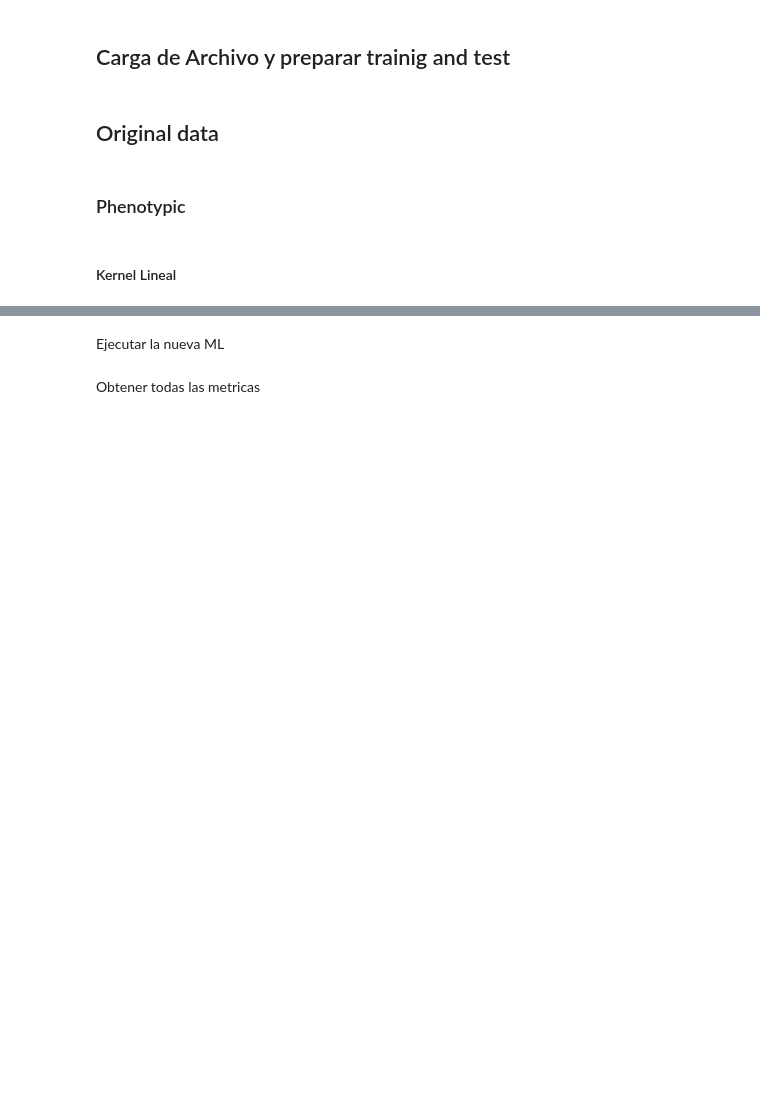
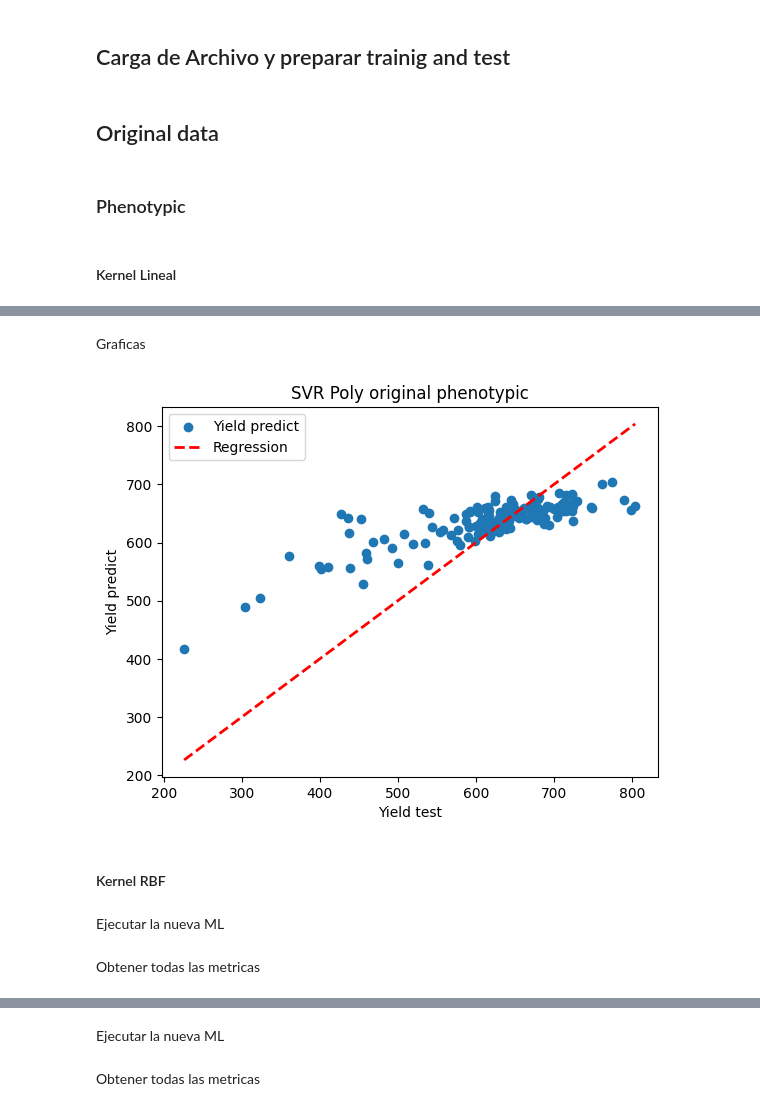
Before and after one commit to carlosmorenophd/machine_phen, a Jupyter notebook: app/notebooks/phen/obregon_1516_1617_svr.ipynb, the cells around one changed output, grey strips where cells are left out. Cells and saved outputs as stored; diff of their text form; code cells hidden in the pictures; blank space fills up the shorter version.

```diff
--- a/app/notebooks/phen/obregon_1516_1617_svr.ipynb
+++ b/app/notebooks/phen/obregon_1516_1617_svr.ipynb
@@ -50,0 +108,14 @@ ml = SVR_Prediction(kernel=SvrKernelEnum.LINEAR)
+# %%
+file_csv = file_csv_original["phenotypic"]
+title_plot_true_predict = "SVR Poly original phenotypic"
+ml = SVR_Prediction(kernel=SvrKernelEnum.POLY)
+# %%
+preprocessing = Preprocess(file_name=file_csv, type_file=TypeFileEnum.CSV)
+preprocessing.read_file(
+    transform=TransformEnum.MEAN,
+    standard_scale=StandardScaleEnum.BASIC,
+)
+preprocessing.build_train_and_test()
+
+x_train, y_train = preprocessing.get_train()
+x_test, y_test = preprocessing.get_test()
@@ -50,0 +124,3 @@ ml = SVR_Prediction(kernel=SvrKernelEnum.LINEAR)
+# %%
+ml.training(x_train=x_train, y_train=y_train)
+y_predicted = ml.prediction(x_test=x_test)
@@ -50,0 +129,7 @@ ml = SVR_Prediction(kernel=SvrKernelEnum.LINEAR)
+# %%
+metric = ErrorMetric(y_predicted=y_predicted, y_test=y_test, x_test=x_test)
+metric.calculate_metric_prediction()
+print('Root mean squared error -> {}'.format(metric.get_metric(metric=MetricEnum.ROOT_MEAN_SQUARED_ERROR)))
+print('R2 -> {}'.format(metric.get_metric(metric=MetricEnum.R2_SCORE)))
+print('MAPE -> {}'.format(metric.get_metric(metric=MetricEnum.MEAN_ABSOLUTE_PERCENTAGE_ERROR)))
+metric.get_all_from_predict()
@@ -50,0 +155,14 @@ ml = SVR_Prediction(kernel=SvrKernelEnum.LINEAR)
+# %% [markdown]
+Graficas
+# %%
+legend = PlotLegends()
+legend.first_plot_label = "Yield predict"
+legend.second_plot_label = "Regression"
+legend.title = title_plot_true_predict
+legend.x_label = "Yield test"
+legend.y_label = "Yield predict"
+metric.plot_true_vs_predicted(legend=legend)
+# %% [output]
+[figure, added]
+# %% [markdown]
+#### Kernel RBF
@@ -50,0 +183,2 @@ ml = SVR_Prediction(kernel=SvrKernelEnum.LINEAR)
+# %% [markdown]
+Ejecutar la nueva ML
@@ -50,0 +188,2 @@ ml = SVR_Prediction(kernel=SvrKernelEnum.LINEAR)
+# %% [markdown]
+Obtener todas las metricas
```
Also changed, not shown: parts of 21 cells of this notebook.
